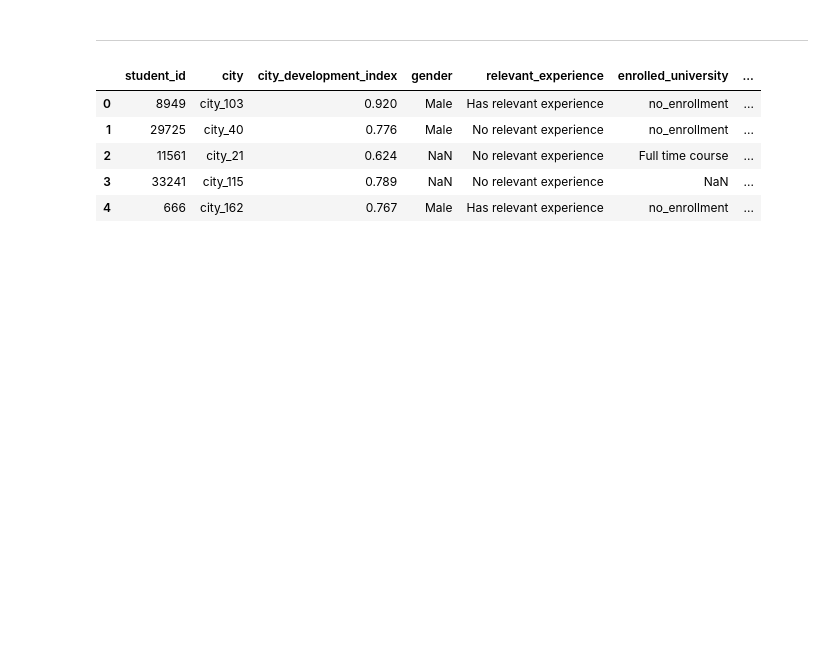
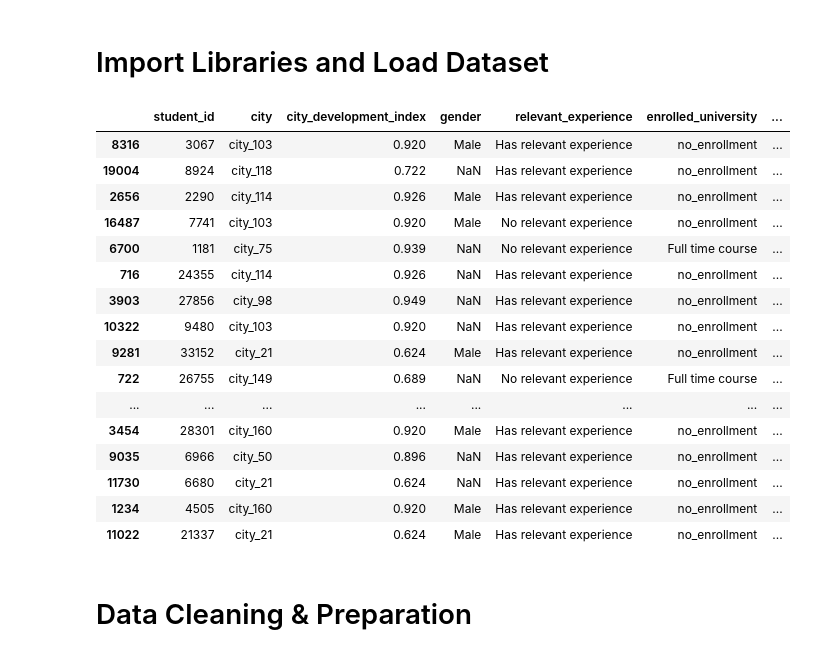
Before and after one commit to laiflonglearner/datacamp-project-solutions, a Jupyter notebook: python/Customer Analytics - Preparing Data For Modeling/notebook.ipynb, the cells around one changed output. Cells and saved outputs as stored; diff of their text form; code cells hidden in the pictures; blank space fills up the shorter version.

```diff
--- a/python/Customer Analytics - Preparing Data For Modeling/notebook.ipynb
+++ b/python/Customer Analytics - Preparing Data For Modeling/notebook.ipynb
@@ -22,6 +23,6 @@ You've been given access to `customer_train.csv`, which is a subset of their ent
 | `last_new_job` | The number of years between the student's current and previous jobs.       |
 | `training_hours` | The number of hours of training completed.       |
 | `job_change` | An indicator of whether the student is looking for a new job (`1`) or not (`0`).       |
-# %% [markdown]
-________________________________________________________________________________________________________
+# %% [markdown]
+# Import Libraries and Load Dataset
 # %%
@@ -29,14 +30,26 @@ ________________________________________________________________________________
 import pandas as pd
 import numpy as np
 # %%
-# Load data
 ds_jobs = pd.read_csv("customer_train.csv")
-ds_jobs.head()
+ds_jobs.sample(20)
 # %% [output]
 |  | student_id | city | city_development_index | gender | relevant_experience | enrolled_university | ... |
-| 0 | 8949 | city_103 | 0.920 | Male | Has relevant experience | no_enrollment | ... |
-| 1 | 29725 | city_40 | 0.776 | Male | No relevant experience | no_enrollment | ... |
-| 2 | 11561 | city_21 | 0.624 | NaN | No relevant experience | Full time course | ... |
-| 3 | 33241 | city_115 | 0.789 | NaN | No relevant experience | NaN | ... |
-| 4 | 666 | city_162 | 0.767 | Male | Has relevant experience | no_enrollment | ... |
+| 8316 | 3067 | city_103 | 0.920 | Male | Has relevant experience | no_enrollment | ... |
+| 19004 | 8924 | city_118 | 0.722 | NaN | Has relevant experience | no_enrollment | ... |
+| 2656 | 2290 | city_114 | 0.926 | Male | Has relevant experience | no_enrollment | ... |
+| 16487 | 7741 | city_103 | 0.920 | Male | No relevant experience | no_enrollment | ... |
+| 6700 | 1181 | city_75 | 0.939 | NaN | No relevant experience | Full time course | ... |
+| 716 | 24355 | city_114 | 0.926 | NaN | Has relevant experience | no_enrollment | ... |
+| 3903 | 27856 | city_98 | 0.949 | NaN | Has relevant experience | no_enrollment | ... |
+| 10322 | 9480 | city_103 | 0.920 | NaN | Has relevant experience | no_enrollment | ... |
+| 9281 | 33152 | city_21 | 0.624 | Male | Has relevant experience | no_enrollment | ... |
+| 722 | 26755 | city_149 | 0.689 | NaN | No relevant experience | Full time course | ... |
+| ... | ... | ... | ... | ... | ... | ... | ... |
+| 3454 | 28301 | city_160 | 0.920 | Male | Has relevant experience | no_enrollment | ... |
+| 9035 | 6966 | city_50 | 0.896 | NaN | Has relevant experience | no_enrollment | ... |
+| 11730 | 6680 | city_21 | 0.624 | NaN | Has relevant experience | no_enrollment | ... |
+| 1234 | 4505 | city_160 | 0.920 | Male | Has relevant experience | no_enrollment | ... |
+| 11022 | 21337 | city_21 | 0.624 | Male | Has relevant experience | no_enrollment | ... |
+# %% [markdown]
+# Data Cleaning & Preparation
 # %%
```
Also changed, not shown: parts of 17 cells of this notebook.
